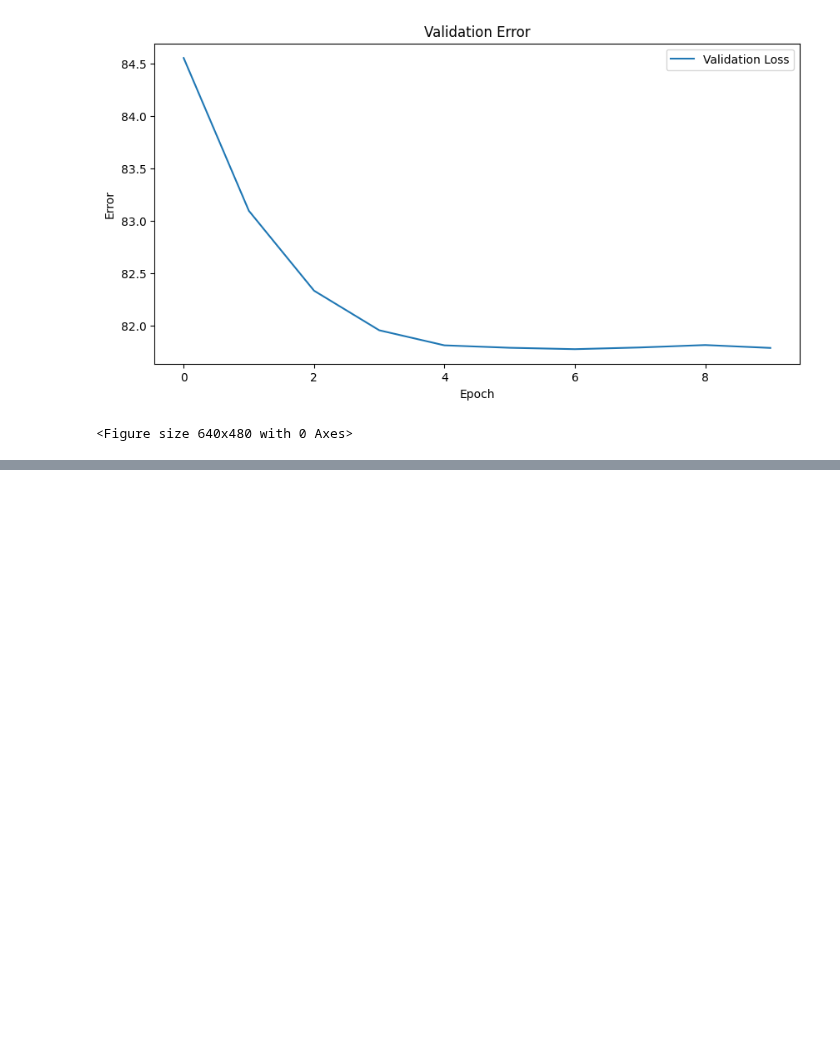
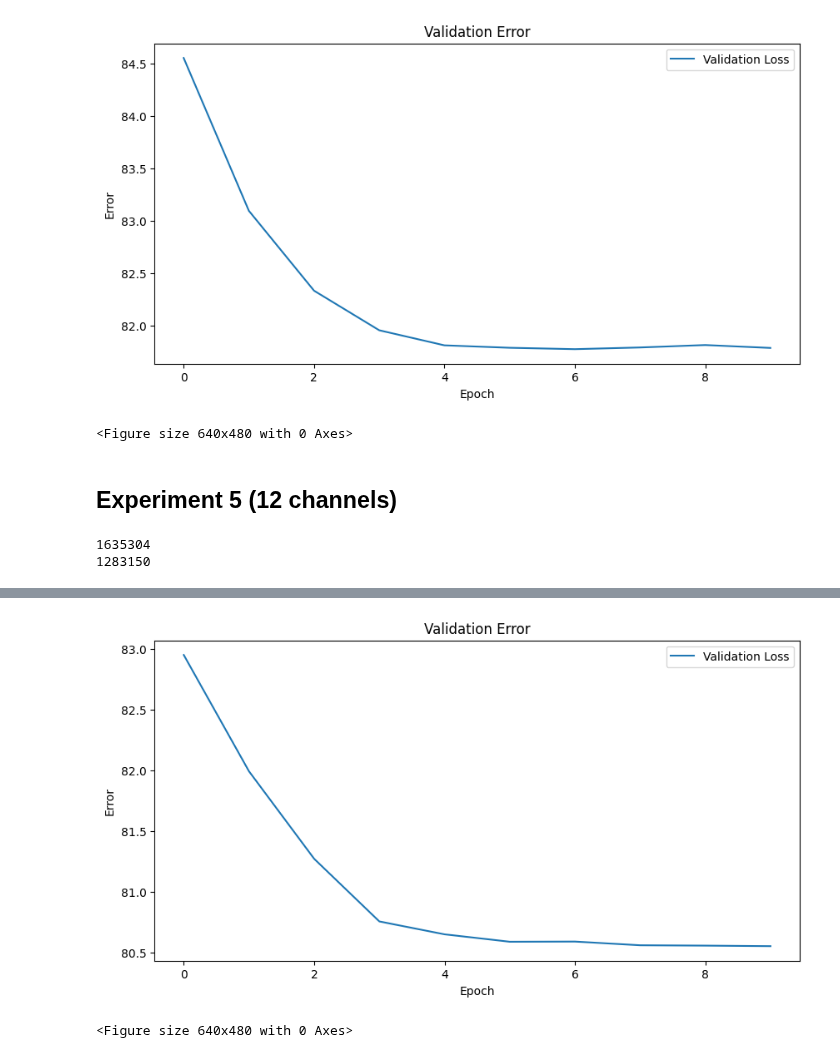
Before and after one commit to tonyjongyoonan/enpoisson, a Jupyter notebook: research/notebooks/exploration_cnn.ipynb, the cells around one changed output, grey strips where cells are left out. Cells and saved outputs as stored; diff of their text form; code cells hidden in the pictures; blank space fills up the shorter version.

Commit message:
did more experiments. logged in notes. logging of

```diff
--- a/research/notebooks/exploration_cnn.ipynb
+++ b/research/notebooks/exploration_cnn.ipynb
@@ -131,7 +154,7 @@ def df_to_data(df, sampling_rate=1, algebraic_notation=True):
             #TODO: Figure out how to deal with black orientation 'seeing' a different board
             if random.uniform(0, 1) <= sampling_rate and 'w' in boards[i]:
                 label = encoded_moves[i+1]
-                board_states.append(string_to_array(boards[i].split(' ')[0]))
+                board_states.append(string_to_array_two(boards[i].split(' ')[0]))
                 next_moves.append(label)
 
     return board_states, next_moves, vocab
@@ -655,3 +680,51 @@ Epoch 10, Batch: 25000| Training Loss: 3.435964462337494
 Epoch 10, Training Loss: 3.4351547436211973, Validation Error: 81.78702143728577, Validation Top-3 Accuracy: 36.116597919657195, Training Error: 77.66058804823757
 [figure]
 <Figure size 640x480 with 0 Axes>
+# %% [markdown]
+## Experiment 5 (12 channels)
+# %%
+# We're scaling the model size so let's bring in more data as well
+train_size = int(0.95 * total_size)
+val_size = int(total_size * 0.04)
+
+# Create subsets for training and validation
+train_dataset = Subset(dataset, range(0, train_size))
+val_dataset = Subset(dataset, range(train_size, train_size + val_size))
+print(train_size)
+
+# Reload the data with particular batch size
+batch_size = 64
+train_loader = DataLoader(train_dataset, batch_size=batch_size, shuffle=False)
+val_loader = DataLoader(val_dataset, batch_size=batch_size, shuffle=False)
+
+# Initialize model, loss function, and optimizer
+NUM_EPOCHS = 10
+d_out = len(vocab.id_to_move.keys())
+model = ChessCNN_no_pooling(d_out)
+model = model.to(device)
+criterion = nn.CrossEntropyLoss()
+lr = 2e-3
+weight_decay=0
+learn_decay = 0.5
+optimizer = optim.Adam(model.parameters(), lr=lr, weight_decay=weight_decay)
+
+def count_parameters(model):
+    return sum(p.numel() for p in model.parameters() if p.requires_grad)
+print(count_parameters(model))
+# %% [output]
+1635304
+1283150
+# %%
+# Train the model
+train_error,train_loss_values, val_error, val_loss_value,swa_model = train_cnn(device, model, train_loader, val_loader, criterion, optimizer, NUM_EPOCHS, learn_decay)
+
+# Plot the training error
+plt.figure(figsize=(10, 5))
+plt.plot(val_error, label='Validation Loss')
+plt.xlabel('Epoch')
+plt.ylabel('Error')
+plt.title('Validation Error')
+plt.legend()
+plt.show()
+plt.savefig('validation_error_model_rnn.png')  # This will save the plot as an image
+# %% [output]
@@ -657,0 +748,2 @@ Epoch 10, Training Loss: 3.4351547436211973, Validation Error: 81.78702143728577
+[figure, added]
+<Figure size 640x480 with 0 Axes>
```
Also changed, not shown: parts of 6 cells of this notebook, 2 other files.
